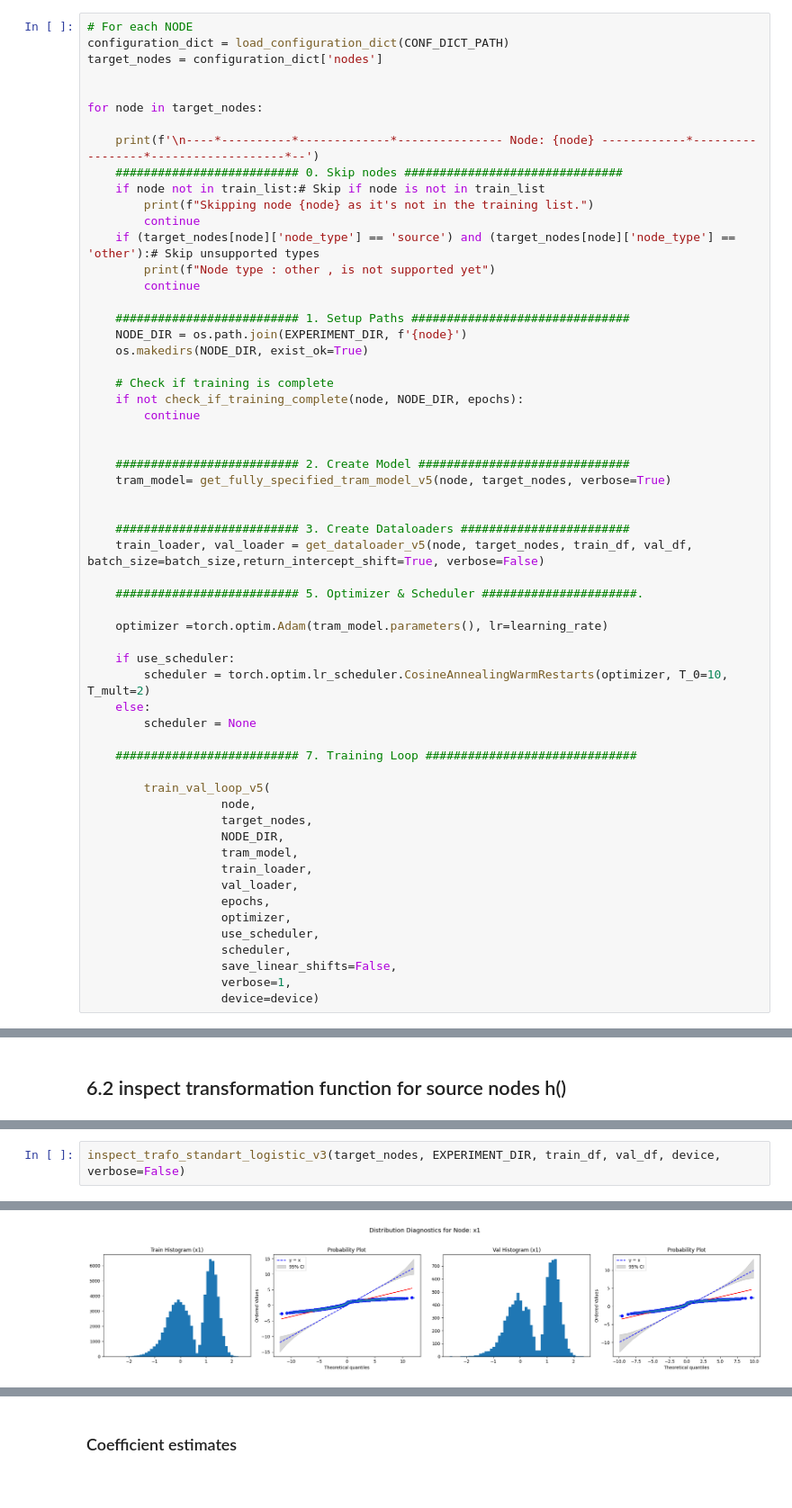
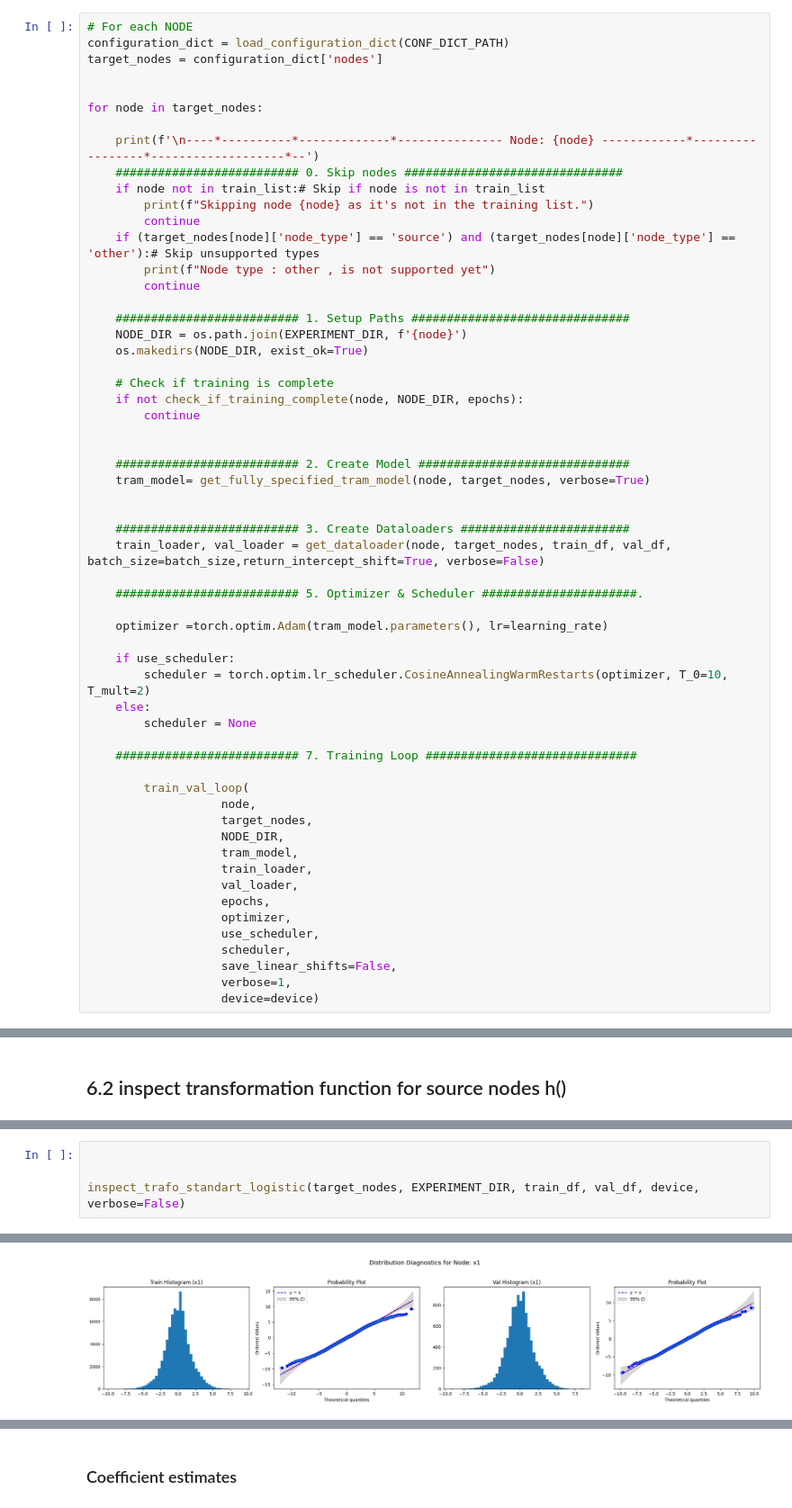
Before and after one commit to buehlpa/TramDag, a Jupyter notebook: Reproduce_TramDag_Experiment_6_2_mixed_datatypes_.ipynb, the cells around one changed output, grey strips where cells are left out. Shown at 90% size. Cells and saved outputs as stored; diff of their text form.

```diff
--- a/Reproduce_TramDag_Experiment_6_2_mixed_datatypes_.ipynb
+++ b/Reproduce_TramDag_Experiment_6_2_mixed_datatypes_.ipynb
@@ -263,11 +263,11 @@ for node in target_nodes:
 
 
     ########################## 2. Create Model ##############################
-    tram_model= get_fully_specified_tram_model_v5(node, target_nodes, verbose=True)
+    tram_model= get_fully_specified_tram_model(node, target_nodes, verbose=True)
 
 
     ########################## 3. Create Dataloaders ########################
-    train_loader, val_loader = get_dataloader_v5(node, target_nodes, train_df, val_df, batch_size=batch_size,return_intercept_shift=True, verbose=False)
+    train_loader, val_loader = get_dataloader(node, target_nodes, train_df, val_df, batch_size=batch_size,return_intercept_shift=True, verbose=False)
 
     ########################## 5. Optimizer & Scheduler ######################.
 
@@ -280,7 +280,7 @@ for node in target_nodes:
 
     ########################## 7. Training Loop ##############################
 
-        train_val_loop_v5(
+        train_val_loop(
                    node,
                    target_nodes,
                    NODE_DIR,
@@ -357,8 +336,10 @@ skipped.. since h does depend on parents and is different for every instance
 # %%
-inspect_trafo_standart_logistic_v3(target_nodes, EXPERIMENT_DIR, train_df, val_df, device, verbose=False)
+
+
+inspect_trafo_standart_logistic(target_nodes, EXPERIMENT_DIR, train_df, val_df, device, verbose=False)
 # %% [output]
 ----*----------*-------------*--------h(data) should be standard logistic: x1 ------------*-----------------*-------------------*--
-[figure, old version]
+[figure, new version]
 ----*----------*-------------*--------h(data) should be standard logistic: x2 ------------*-----------------*-------------------*--
 [figure]
 ----*----------*-------------*--------h(data) should be standard logistic: x3 ------------*-----------------*-------------------*--
```
Also changed, not shown: parts of 9 cells of this notebook, 5 other files.
